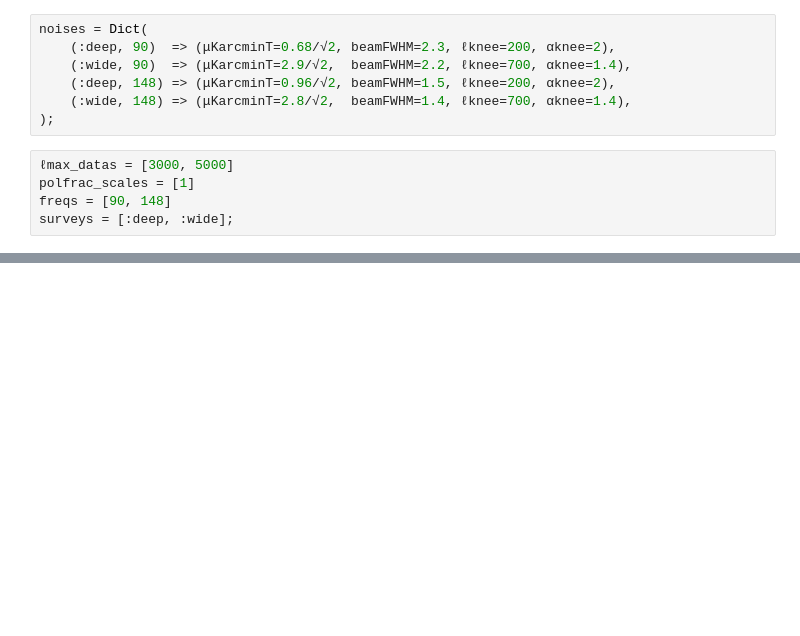
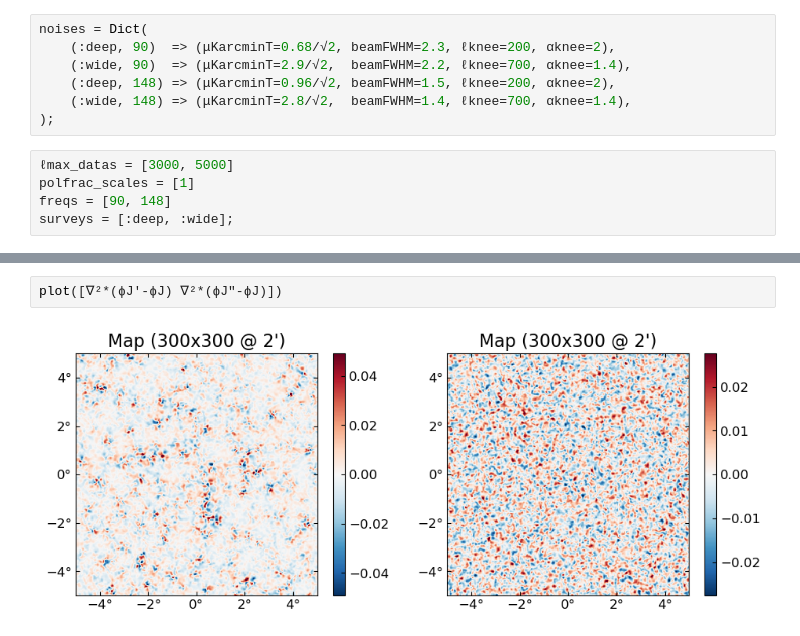
Before and after one commit to EmmanuelSchaan/SehgalRadioPolarizedSources, a Jupyter notebook: run_lensing.ipynb, the cells around one changed output, grey strips where cells are left out. Drawn from its saved outputs; the diff is of its cells as text; blank space fills up the shorter version.

```diff
--- a/run_lensing.ipynb
+++ b/run_lensing.ipynb
@@ -137,0 +263,4 @@ PtsrcLens.main_MAP_grid(;surveys,freqs,ℓmax_datas,fluxcuts=[5],polfrac_scales=
+# %%
+plot([∇²*(ϕJ′-ϕJ) ∇²*(ϕJ″-ϕJ)])
+# %% [output]
+[figure, added]
```
Also changed, not shown: parts of 25 cells of this notebook, 2 other files.
